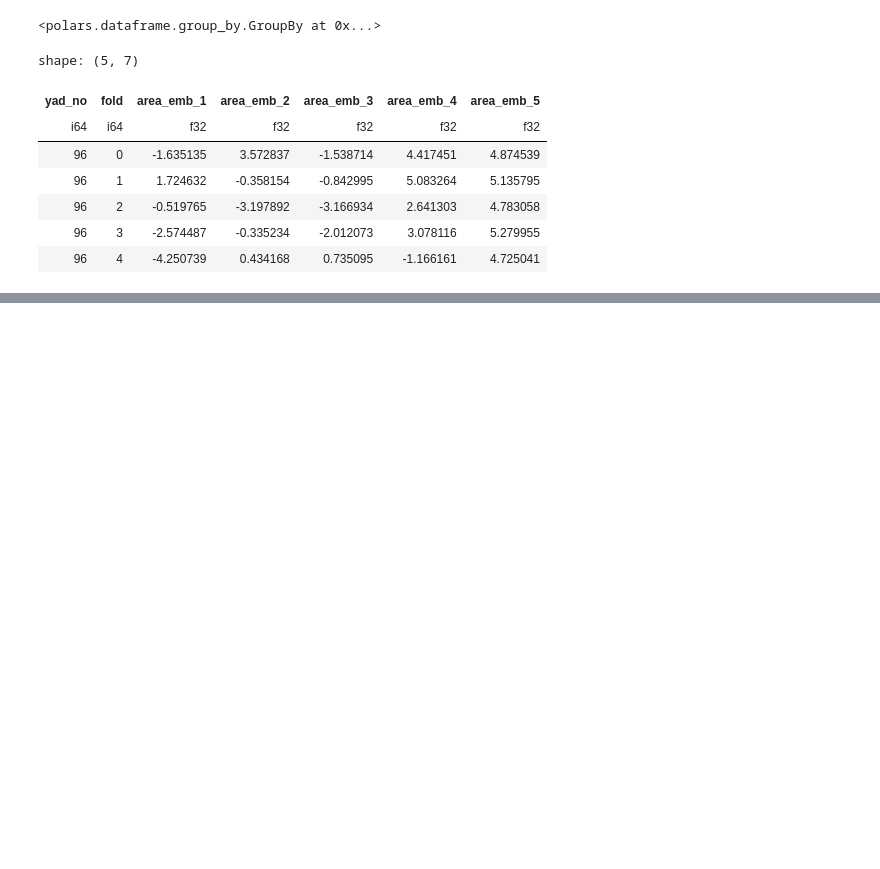
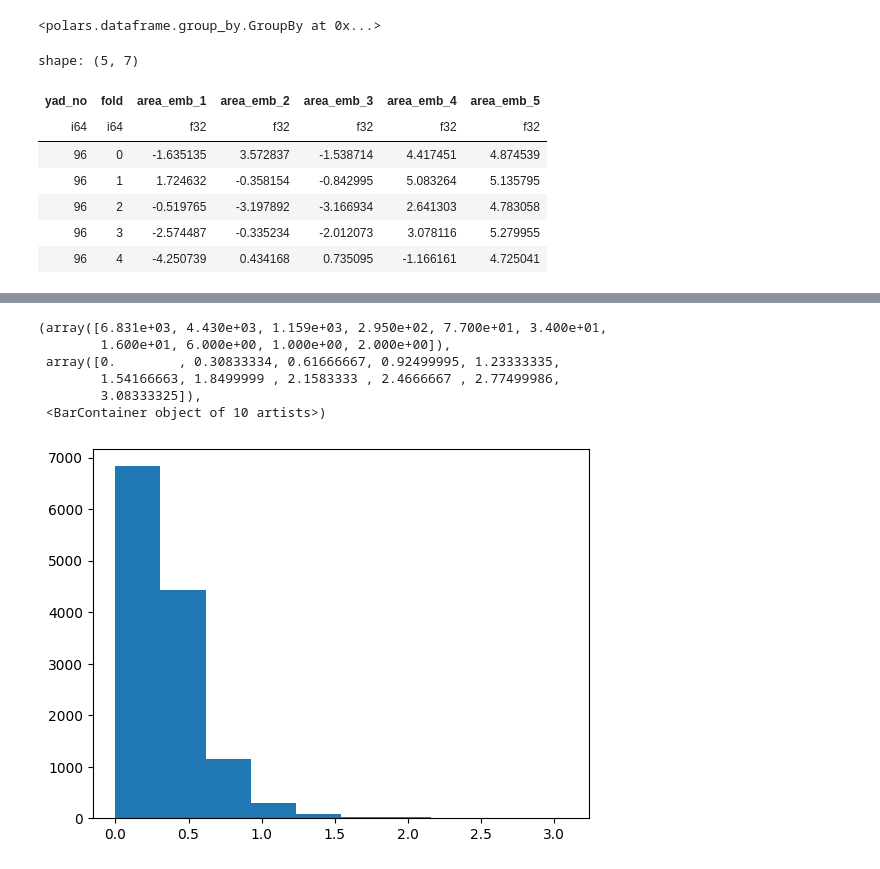
Before and after one commit to morim3/atmacup16, a Jupyter notebook: eda/20231213_yad_emb.ipynb, the cells around one changed output, grey strips where cells are left out. Cells and saved outputs as stored; diff of their text form; code cells hidden in the pictures; blank space fills up the shorter version.

```diff
--- a/eda/20231213_yad_emb.ipynb
+++ b/eda/20231213_yad_emb.ipynb
@@ -103,3 +105,32 @@ shape: (5, 7)
 | 96 | 2 | -0.519765 | -3.197892 | -3.166934 | 2.641303 | 4.783058 |
 | 96 | 3 | -2.574487 | -0.335234 | -2.012073 | 3.078116 | 5.279955 |
 | 96 | 4 | -4.250739 | 0.434168 | 0.735095 | -1.166161 | 4.725041 |
+# %%
+def session_length_each_yad(log, ):
+
+    unique_yad = log["yad_no"].unique().to_list()
+    session_len = log.group_by("session_id").count()
+
+    mean_length = []
+    var_length = []
+    for yad in tqdm(unique_yad):
+        length = session_len.filter(pl.col("session_id").is_in(log.filter(pl.col("yad_no") == yad)["session_id"].unique().to_list()))["count"]
+        mean_length.append(length.mean())
+        var_length.append(length.var())
+
+    result =  pl.DataFrame({
+        "yad_no": unique_yad,
+        "sess_length_mean_yad": mean_length,
+        "sess_length_var_yad": var_length
+    })
+
+    result = result.with_columns([
+        pl.col("sess_length_mean_yad").cast(pl.Float32),
+        pl.col("sess_length_var_yad").cast(pl.Float32),
+    ])
+
+    return result
+
+
+
+session_length_yad_feature = session_length_each_yad(pl.concat([train_log, test_log]))
@@ -105,0 +156,10 @@ shape: (5, 7)
+# %%
+plt.hist(session_length_yad_feature["sess_length_var_yad"])
+# %% [output]
+(array([6.831e+03, 4.430e+03, 1.159e+03, 2.950e+02, 7.700e+01, 3.400e+01,
+        1.600e+01, 6.000e+00, 1.000e+00, 2.000e+00]),
+ array([0.        , 0.30833334, 0.61666667, 0.92499995, 1.23333335,
+        1.54166663, 1.8499999 , 2.1583333 , 2.4666667 , 2.77499986,
+        3.08333325]),
+ <BarContainer object of 10 artists>)
+[figure, added]
```
Also changed, not shown: parts of 4 cells of this notebook, 11 other files.
